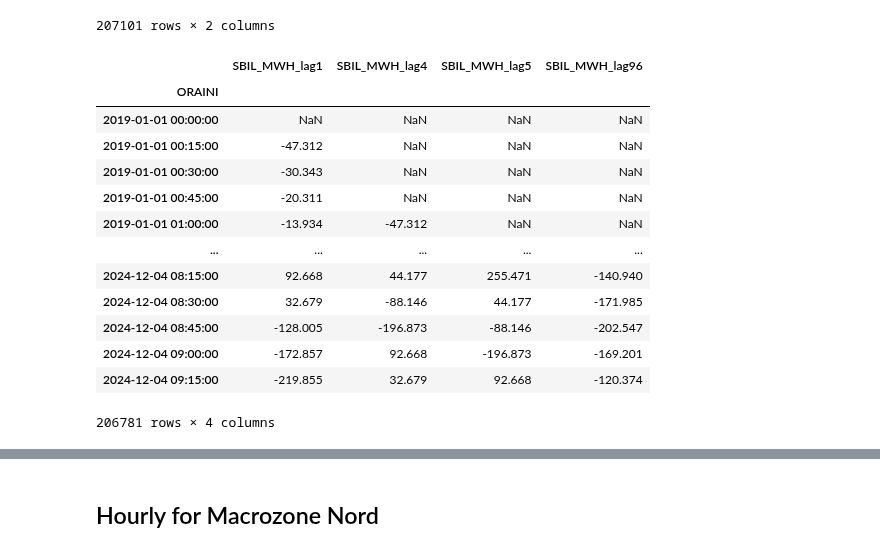
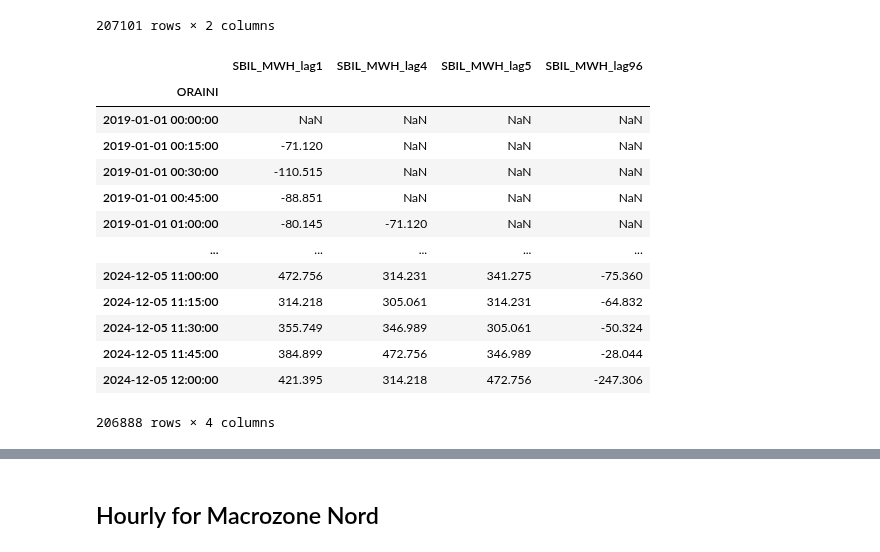
Before and after one commit to samueledelia/Italian-imbalance-forecasting, a Jupyter notebook: notebook/create_dataset_thesis.ipynb, the cells around one changed output, grey strips where cells are left out. Saved outputs shown, nothing was run; the diff lists cells and outputs as text; code cells hidden in the pictures.

```diff
--- a/notebook/create_dataset_thesis.ipynb
+++ b/notebook/create_dataset_thesis.ipynb
@@ -894,30 +893,30 @@ msud_load_entsoe
 # %%
 lags = [-1, -4, -5, -96]
 
 # Create a new DataFrame with SBIL_MWH and its lagged values
-df_sbil_lagged = pd.DataFrame(qh_nord['SBIL_MWH'])
+df_sbil_lagged = pd.DataFrame(qh_sud['SBIL_MWH'])
 
 # Add lagged columns
 for lag in lags:
     df_sbil_lagged[f'SBIL_MWH_lag{abs(lag)}'] = df_sbil_lagged['SBIL_MWH'].shift(-lag)
 
 df_sbil_lagged = df_sbil_lagged.drop('SBIL_MWH', axis=1)
 df_sbil_lagged
 # %% [output]
 |  | SBIL_MWH_lag1 | SBIL_MWH_lag4 | SBIL_MWH_lag5 | SBIL_MWH_lag96 |
 | ORAINI |  |  |  |  |
 | 2019-01-01 00:00:00 | NaN | NaN | NaN | NaN |
-| 2019-01-01 00:15:00 | -47.312 | NaN | NaN | NaN |
-| 2019-01-01 00:30:00 | -30.343 | NaN | NaN | NaN |
-| 2019-01-01 00:45:00 | -20.311 | NaN | NaN | NaN |
-| 2019-01-01 01:00:00 | -13.934 | -47.312 | NaN | NaN |
+| 2019-01-01 00:15:00 | -71.120 | NaN | NaN | NaN |
+| 2019-01-01 00:30:00 | -110.515 | NaN | NaN | NaN |
+| 2019-01-01 00:45:00 | -88.851 | NaN | NaN | NaN |
+| 2019-01-01 01:00:00 | -80.145 | -71.120 | NaN | NaN |
 | ... | ... | ... | ... | ... |
-| 2024-12-04 08:15:00 | 92.668 | 44.177 | 255.471 | -140.940 |
-| 2024-12-04 08:30:00 | 32.679 | -88.146 | 44.177 | -171.985 |
-| 2024-12-04 08:45:00 | -128.005 | -196.873 | -88.146 | -202.547 |
-| 2024-12-04 09:00:00 | -172.857 | 92.668 | -196.873 | -169.201 |
-| 2024-12-04 09:15:00 | -219.855 | 32.679 | 92.668 | -120.374 |
+| 2024-12-05 11:00:00 | 472.756 | 314.231 | 341.275 | -75.360 |
+| 2024-12-05 11:15:00 | 314.218 | 305.061 | 314.231 | -64.832 |
+| 2024-12-05 11:30:00 | 355.749 | 346.989 | 305.061 | -50.324 |
+| 2024-12-05 11:45:00 | 384.899 | 472.756 | 346.989 | -28.044 |
+| 2024-12-05 12:00:00 | 421.395 | 314.218 | 472.756 | -247.306 |
-206781 rows × 4 columns
+206888 rows × 4 columns
 # %%
 from functools import reduce
 # List of all the DataFrames to be merged
```
Also changed, not shown: parts of 18 cells of this notebook, 2 other files.
